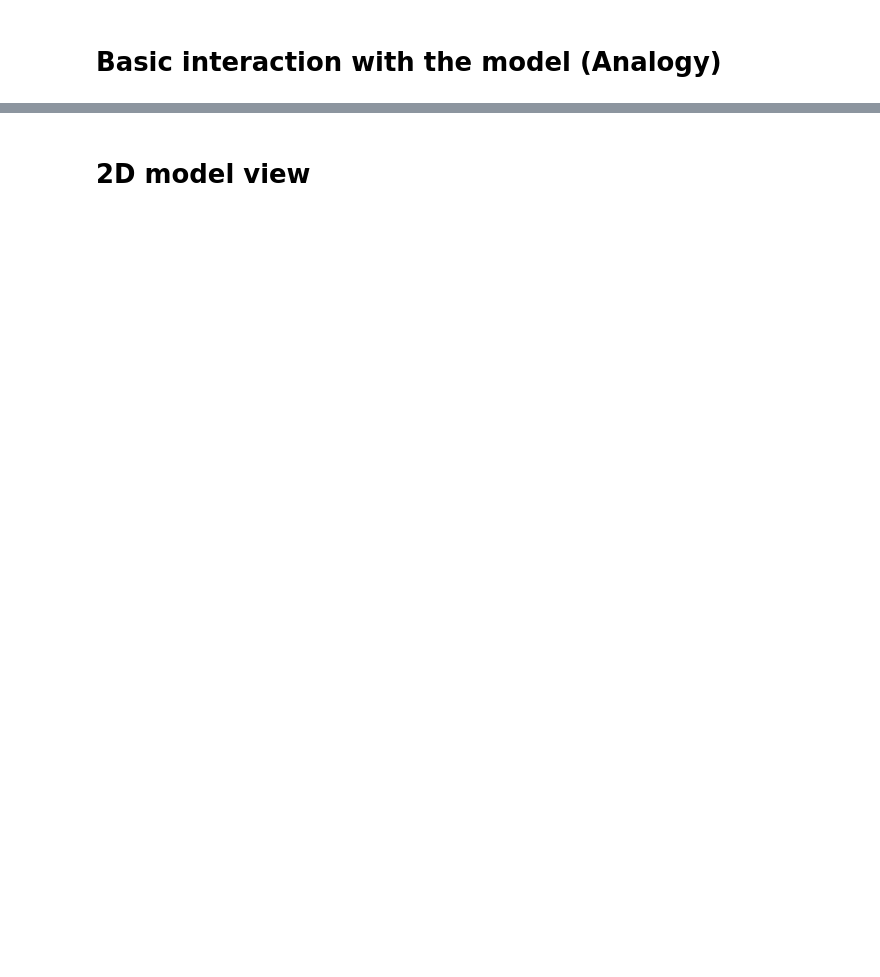
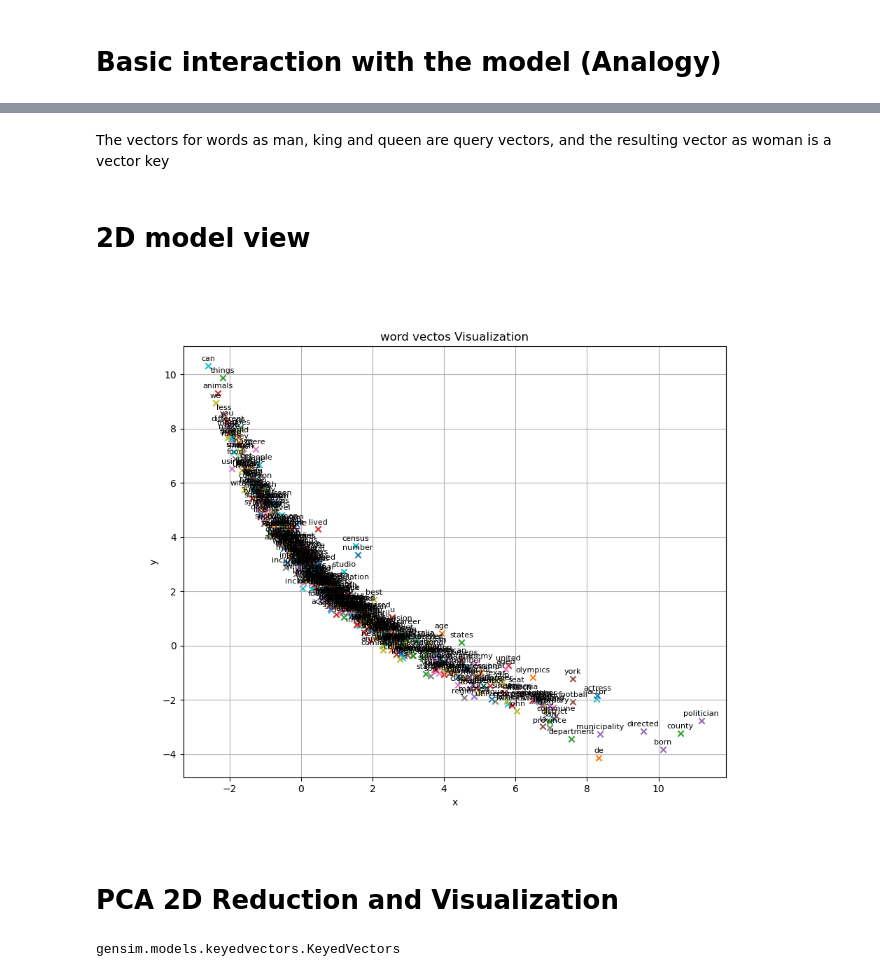
Before and after one commit to 1up9059/NLP_embedings, a Jupyter notebook: gensim.ipynb, the cells around one changed output, grey strips where cells are left out. Drawn from its saved outputs; the diff is of its cells as text; code cells hidden in the pictures; blank space fills up the shorter version.

```diff
--- a/gensim.ipynb
+++ b/gensim.ipynb
@@ -314,3 +324,5 @@ king is to man as queen is a woman
+# %% [markdown]
+The vectors for words as man, king and queen are query vectors, and the resulting vector as woman is a vector key
 # %% [markdown]
 # 2D model view
 # %%
@@ -320,14 +332,18 @@ words = list(load_embedig.index_to_key)
 # %%
 vectors = [load_embedig[word] for word in words]
 # %%
-plt.figure(figsize=(20, 12))
-for i, label in enumerate(words):
+plt.figure(figsize=(10, 8))
+for i, label in enumerate(words[:500]):
     x, y = vectors[i]
     plt.scatter(x, y, marker='x')
     plt.annotate(label, (x, y), textcoords = 'offset points', xytext=(0,5), ha='center', fontsize=8)
 
 plt.title("word vectos Visualization")
 plt.xlabel('x')
 plt.ylabel('y')
 plt.grid(True)
 plt.show()
+# %% [output]
+[figure, added]
+# %% [markdown]
+# PCA 2D Reduction and Visualization
@@ -333,0 +352,4 @@ plt.show()
+# %%
+type(emb500)
+# %% [output]
+gensim.models.keyedvectors.KeyedVectors
```
Also changed, not shown: parts of 69 cells of this notebook, 4 other files.
